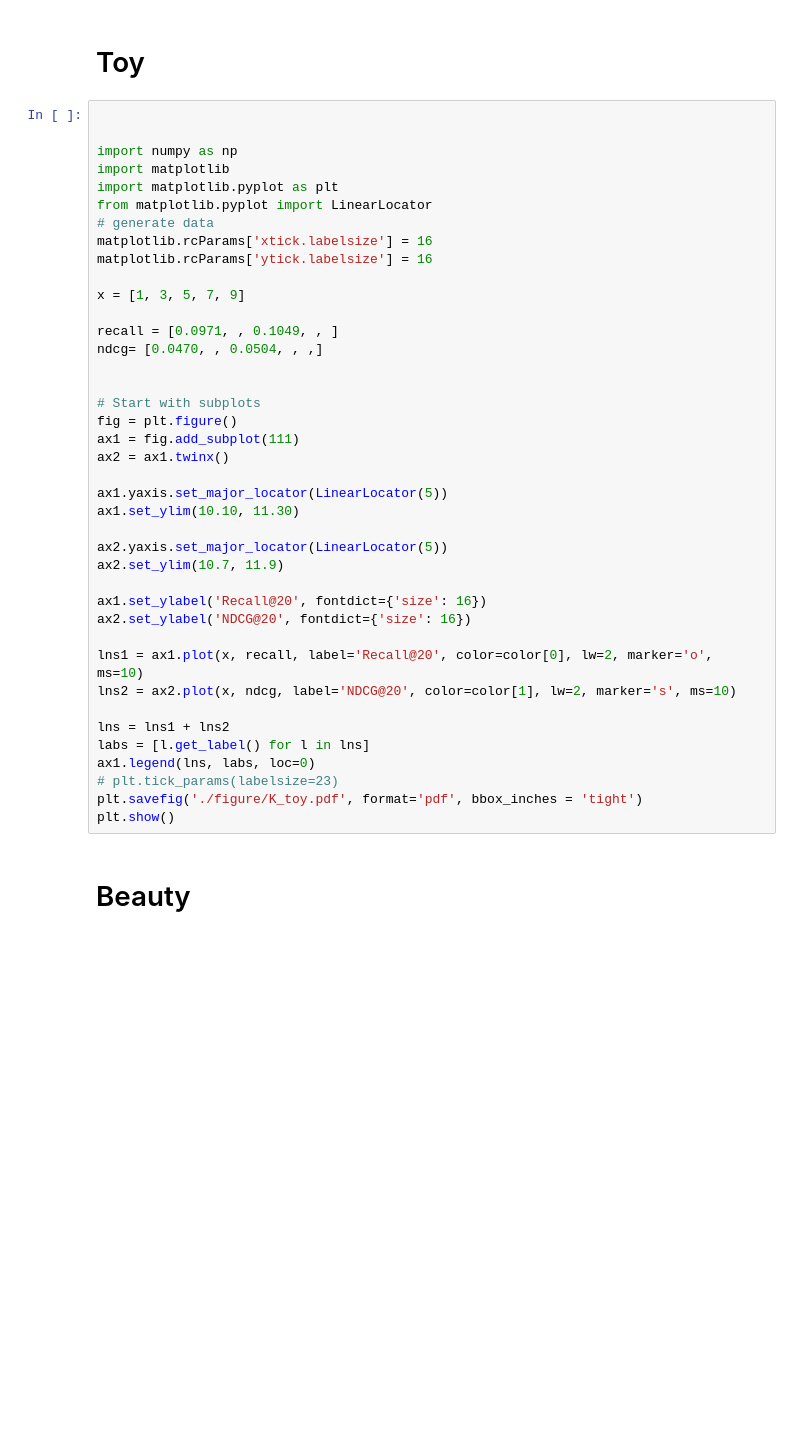
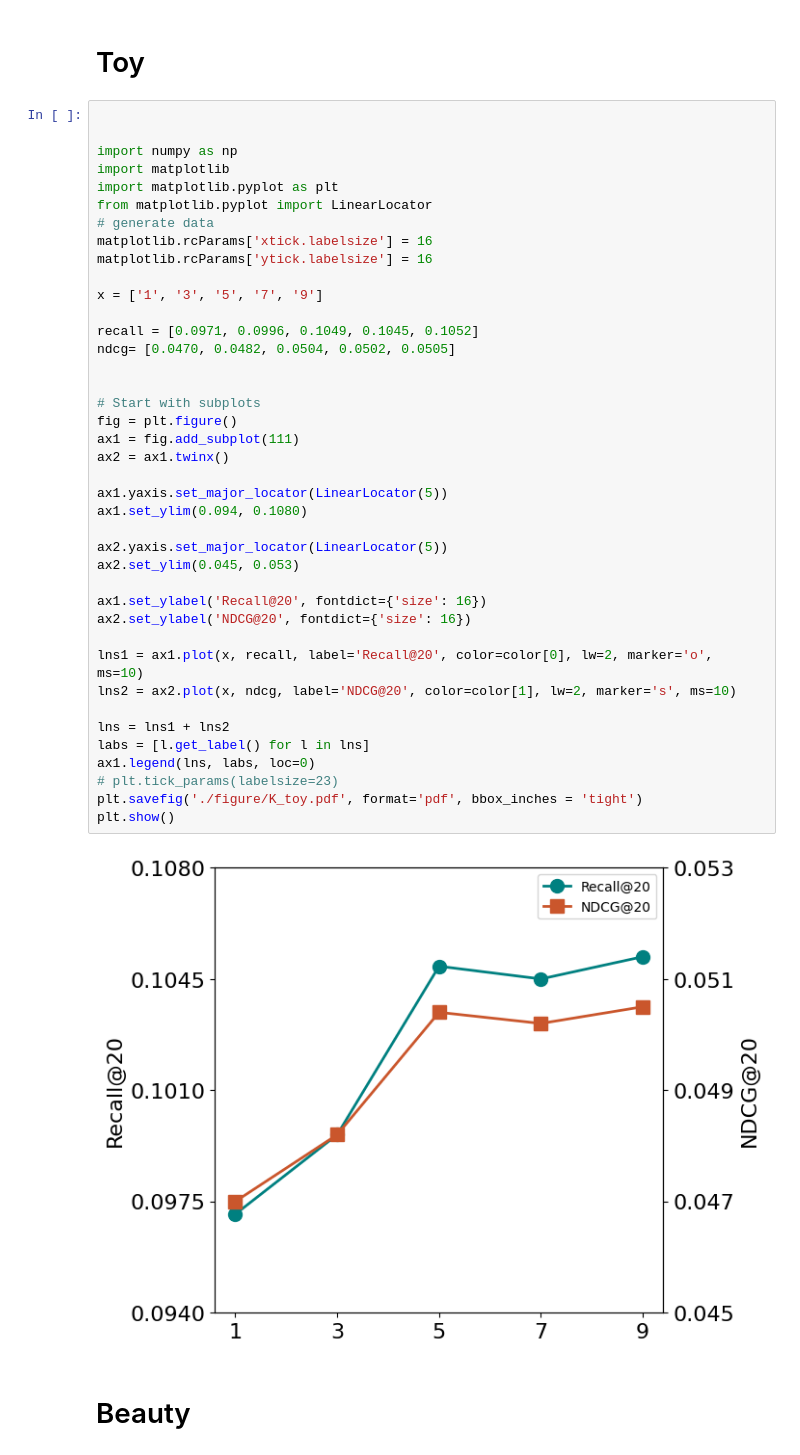
Before and after one commit to USTC-StarTeam/DR4SR, a Jupyter notebook: Plot_K.ipynb, the cells around one changed output. Saved outputs shown, nothing was run; the diff lists cells and outputs as text; blank space fills up the shorter version.

```diff
--- a/Plot_K.ipynb
+++ b/Plot_K.ipynb
@@ -23,37 +23,39 @@ import matplotlib
 import matplotlib.pyplot as plt
 from matplotlib.pyplot import LinearLocator
 # generate data
 matplotlib.rcParams['xtick.labelsize'] = 16
 matplotlib.rcParams['ytick.labelsize'] = 16
 
-x = [1, 3, 5, 7, 9]
+x = ['1', '3', '5', '7', '9']
 
-recall = [0.0971, , 0.1049, , ]
-ndcg= [0.0470, , 0.0504, , ,]
+recall = [0.0971, 0.0996, 0.1049, 0.1045, 0.1052]
+ndcg= [0.0470, 0.0482, 0.0504, 0.0502, 0.0505]
 
 
 # Start with subplots
 fig = plt.figure()
 ax1 = fig.add_subplot(111)
 ax2 = ax1.twinx()
 
 ax1.yaxis.set_major_locator(LinearLocator(5))
-ax1.set_ylim(10.10, 11.30)
+ax1.set_ylim(0.094, 0.1080)
 
 ax2.yaxis.set_major_locator(LinearLocator(5))
-ax2.set_ylim(10.7, 11.9)
+ax2.set_ylim(0.045, 0.053)
 
 ax1.set_ylabel('Recall@20', fontdict={'size': 16})
 ax2.set_ylabel('NDCG@20', fontdict={'size': 16})
 
 lns1 = ax1.plot(x, recall, label='Recall@20', color=color[0], lw=2, marker='o', ms=10)
 lns2 = ax2.plot(x, ndcg, label='NDCG@20', color=color[1], lw=2, marker='s', ms=10)
 
 lns = lns1 + lns2
 labs = [l.get_label() for l in lns]
 ax1.legend(lns, labs, loc=0)
 # plt.tick_params(labelsize=23)
 plt.savefig('./figure/K_toy.pdf', format='pdf', bbox_inches = 'tight')
 plt.show()
+# %% [output]
+[figure, added]
 # %% [markdown]
 # Beauty
```
Also changed, not shown: parts of 3 cells of this notebook, 22 other files.
